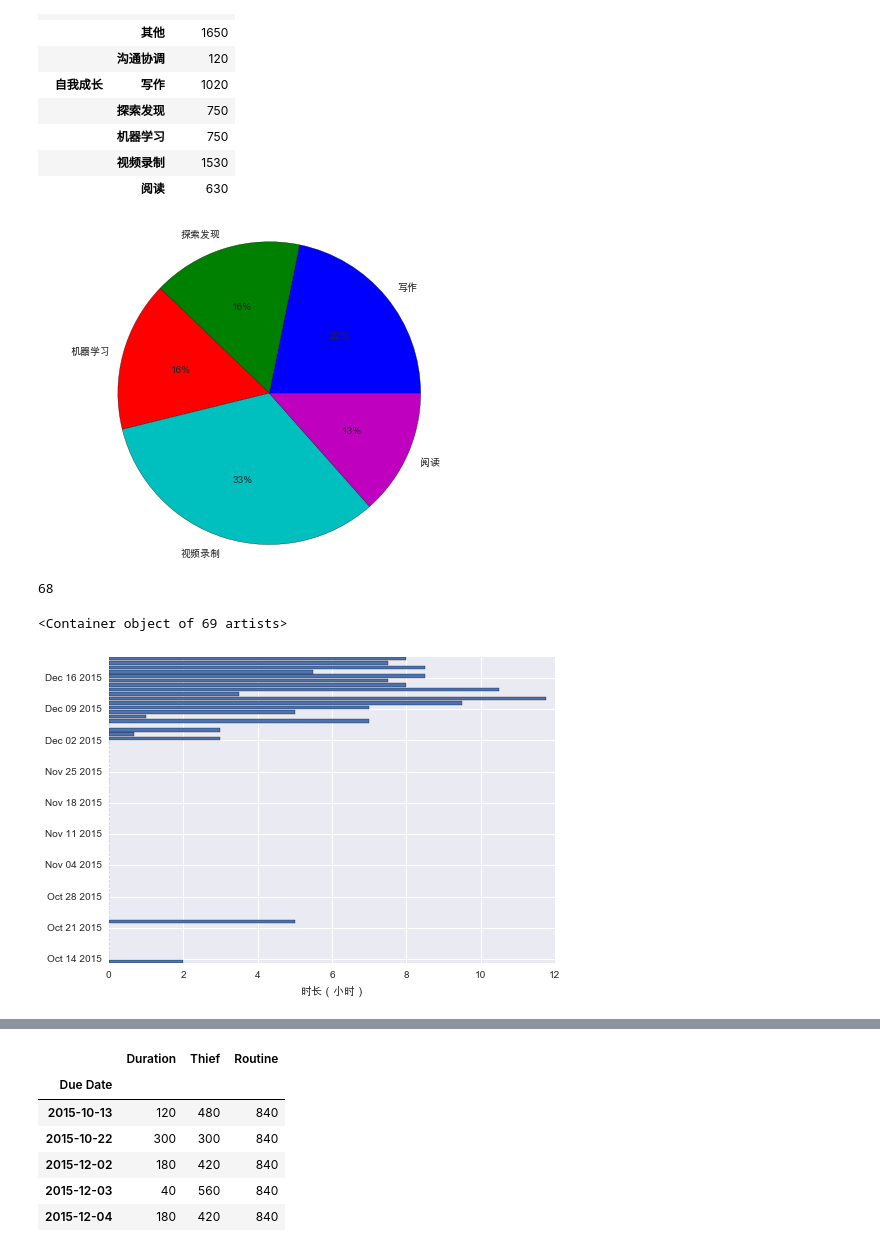
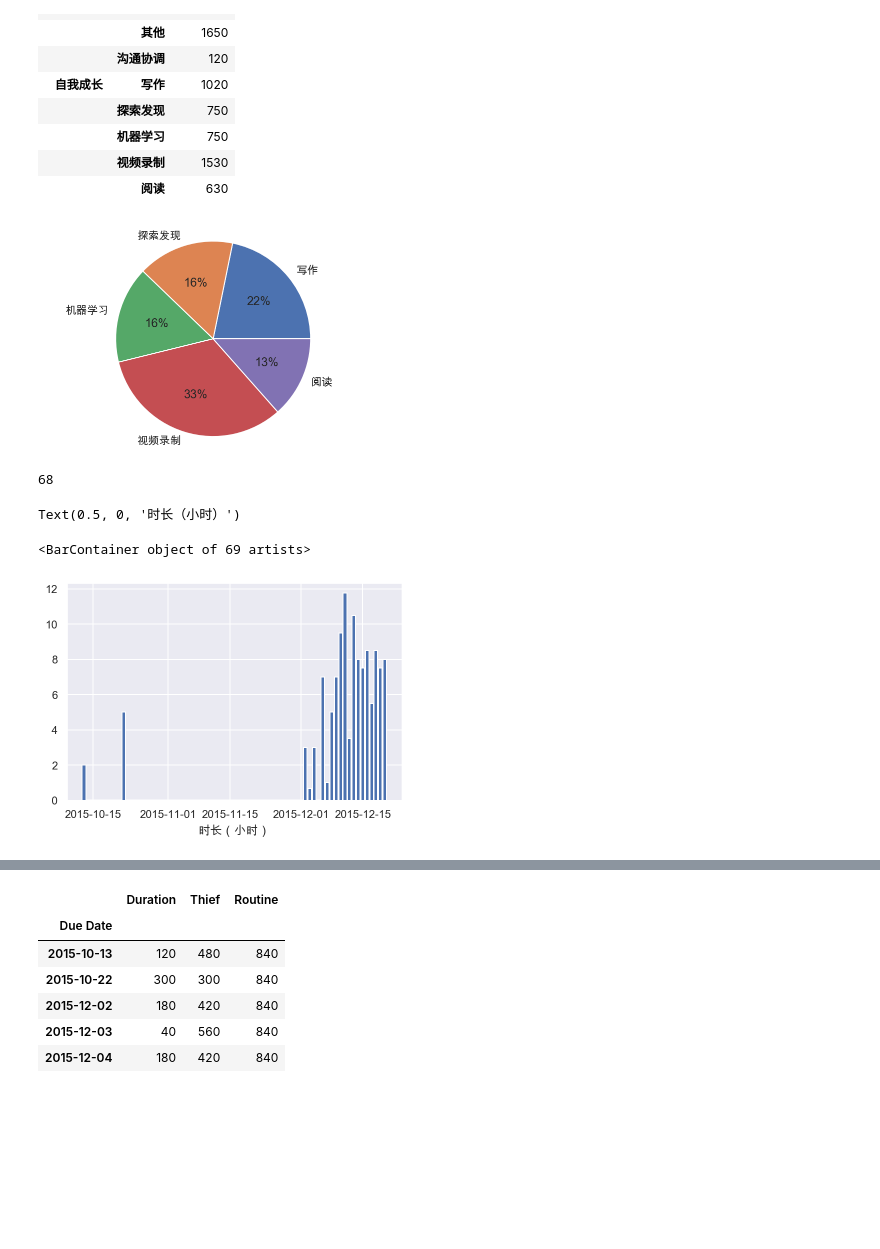
Before and after one commit to kamidox/utils, a Jupyter notebook: dida365/dida_event_log.ipynb, the cells around one changed output, grey strips where cells are left out. Cells and saved outputs as stored; diff of their text form; code cells hidden in the pictures; blank space fills up the shorter version.

```diff
--- a/dida365/dida_event_log.ipynb
+++ b/dida365/dida_event_log.ipynb
@@ -208,10 +223,10 @@ tag_list
 |  | 视频录制 | 1530 |
 |  | 阅读 | 630 |
 # %%
-plt.pie(tag_list.loc['自我成长']['Duration'].values, labels=labels(tag_list.loc['自我成长'].index.values), autopct='%1.0f%%')
+plt.pie(tag_list.loc['自我成长']['Duration'].values, labels=tag_list.loc['自我成长'].index.values, autopct='%1.0f%%')
 plt.axis('equal');
 # %% [output]
-[figure, old version]
+[figure, new version]
 # %%
 (pd.Timestamp(data.index.values.max()) - pd.Timestamp(data.index.values.min())).days
 # %% [output]
@@ -225,10 +240,11 @@ days['Duration'].fillna(value=1, inplace=True)
 days['Thief'].fillna(value=600, inplace=True)
 days['Routine'].fillna(value=840, inplace=True)
 plt.xlabel(u'时长（小时）')
-plt.barh(days.index.values, days['Duration'].values / 60)
+plt.bar(days.index.values, days['Duration'].values / 60)
 # %% [output]
-<Container object of 69 artists>
+Text(0.5, 0, '时长（小时）')
+<BarContainer object of 69 artists>
-[figure, old version]
+[figure, new version]
 # %%
 plt.title(u'工作负荷')
 plt.xticks([])
```
Also changed, not shown: parts of 8 cells of this notebook, 2 other files.
